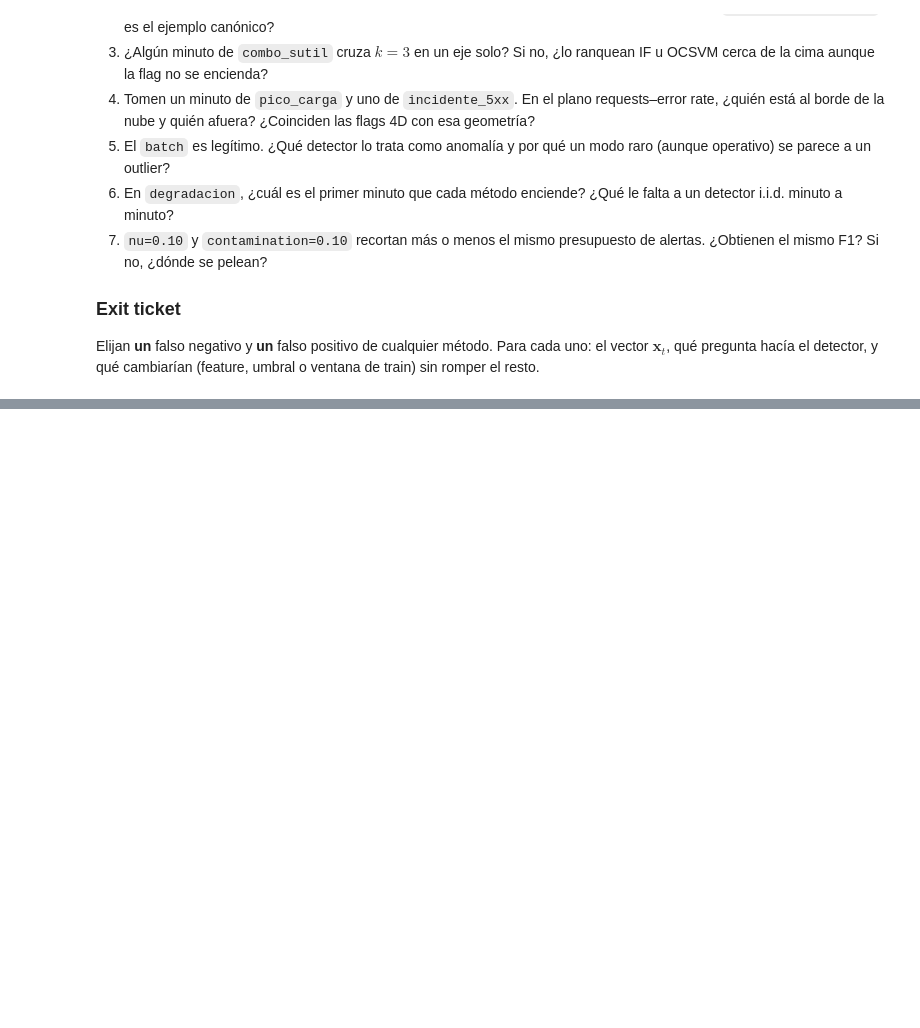
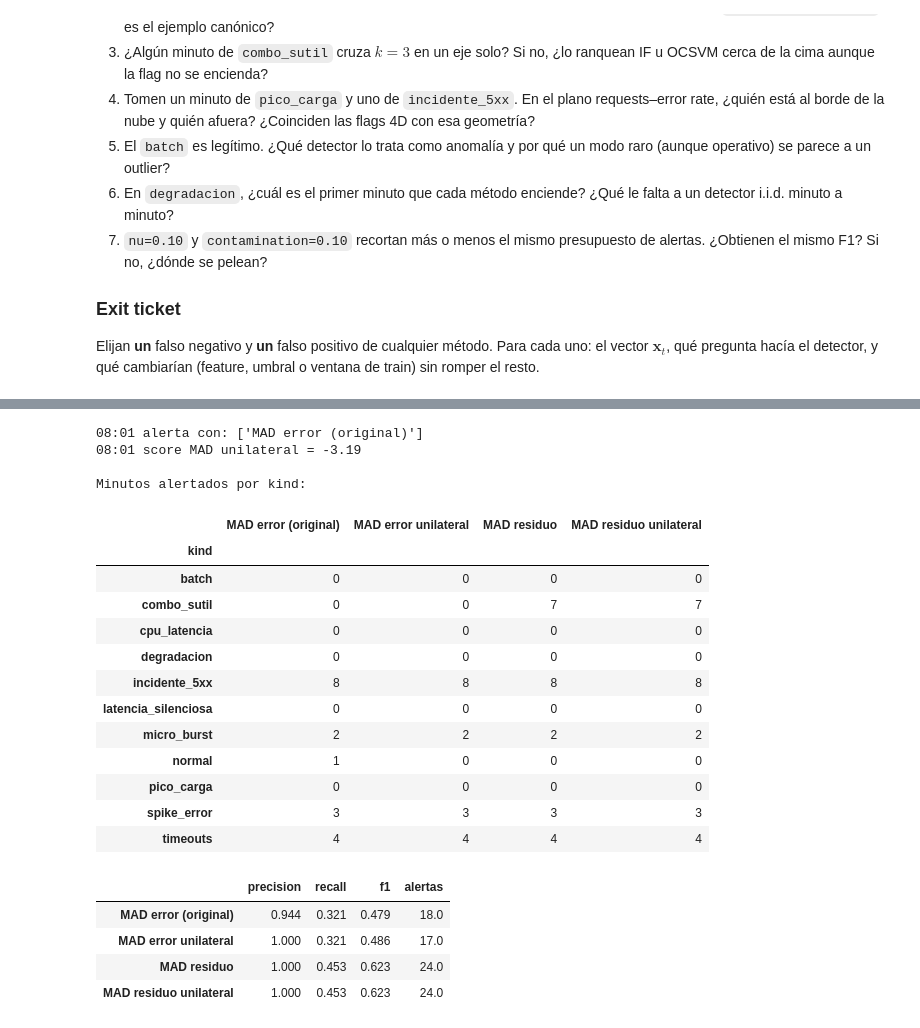
Before and after one commit to LucioSantin/AIOps-Obligatorio-230548-255573-222071, a Jupyter notebook: JupiterNotebook/comparacion_detectores_obligatorio.ipynb, the cells around one changed output, grey strips where cells are left out. Drawn from its saved outputs; the diff is of its cells as text; code cells hidden in the pictures; blank space fills up the shorter version.

```diff
--- a/JupiterNotebook/comparacion_detectores_obligatorio.ipynb
+++ b/JupiterNotebook/comparacion_detectores_obligatorio.ipynb
@@ -656,0 +873,44 @@ Elijan **un** falso negativo y **un** falso positivo de cualquier método. Para
+# %%
+def unilateral(series, med, scale):
+    # Solo cuenta desvíos hacia arriba: un error rate bajo no es un incidente.
+    return (series - med) / scale
+
+data["flag_mad_error_up"] = unilateral(data["error_rate"], med_err, scale_err) > K
+data["flag_mad_resid_up"] = unilateral(data["resid_error"], med_res, scale_res) > K
+
+variantes = {
+    "MAD error (original)": "flag_mad_error",
+    "MAD error unilateral": "flag_mad_error_up",
+    "MAD residuo": "flag_mad_resid",
+    "MAD residuo unilateral": "flag_mad_resid_up",
+}
+fila = data.set_index("timestamp").loc[CASOS["FP normal 08:01"]]
+print("08:01 alerta con:", [n for n, c in variantes.items() if fila[c]] or "ninguna")
+print(f"08:01 score MAD unilateral = {(fila.error_rate - med_err) / scale_err:.2f}\n")
+
+print("Minutos alertados por kind:")
+display(data.groupby("kind")[list(variantes.values())].sum().astype(int).rename(columns={v: k for k, v in variantes.items()}))
+display(pd.DataFrame({n: prf(c) for n, c in variantes.items()}).T.round(3))
+# %% [output]
+08:01 alerta con: ['MAD error (original)']
+08:01 score MAD unilateral = -3.19
+
+Minutos alertados por kind:
+|  | MAD error (original) | MAD error unilateral | MAD residuo | MAD residuo unilateral |
+| kind |  |  |  |  |
+| batch | 0 | 0 | 0 | 0 |
+| combo_sutil | 0 | 0 | 7 | 7 |
+| cpu_latencia | 0 | 0 | 0 | 0 |
+| degradacion | 0 | 0 | 0 | 0 |
+| incidente_5xx | 8 | 8 | 8 | 8 |
+| latencia_silenciosa | 0 | 0 | 0 | 0 |
+| micro_burst | 2 | 2 | 2 | 2 |
+| normal | 1 | 0 | 0 | 0 |
+| pico_carga | 0 | 0 | 0 | 0 |
+| spike_error | 3 | 3 | 3 | 3 |
+| timeouts | 4 | 4 | 4 | 4 |
+|  | precision | recall | f1 | alertas |
+| MAD error (original) | 0.944 | 0.321 | 0.479 | 18.0 |
+| MAD error unilateral | 1.000 | 0.321 | 0.486 | 17.0 |
+| MAD residuo | 1.000 | 0.453 | 0.623 | 24.0 |
+| MAD residuo unilateral | 1.000 | 0.453 | 0.623 | 24.0 |
```
Also changed, not shown: parts of 15 cells of this notebook, 1 other file.
